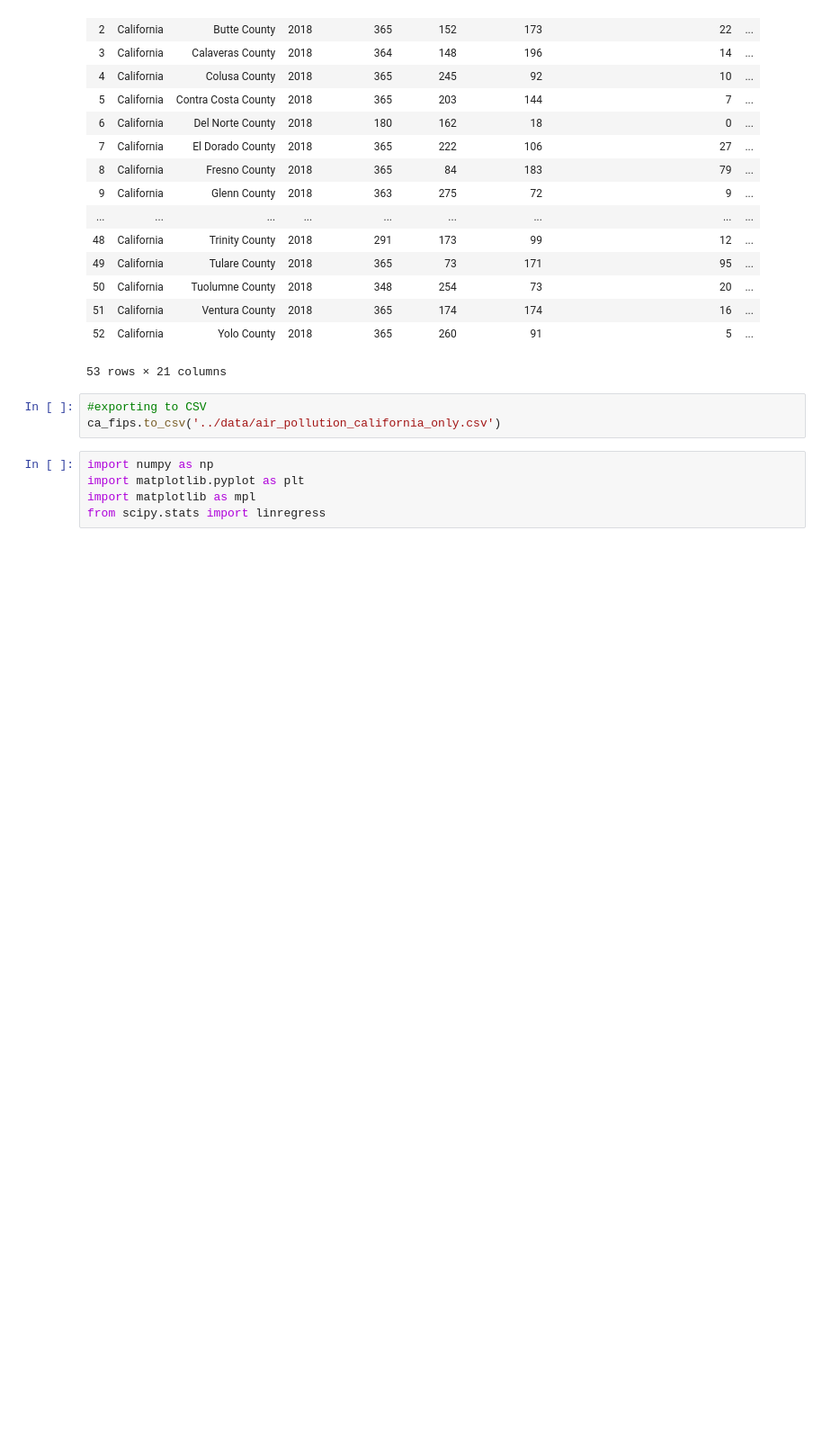
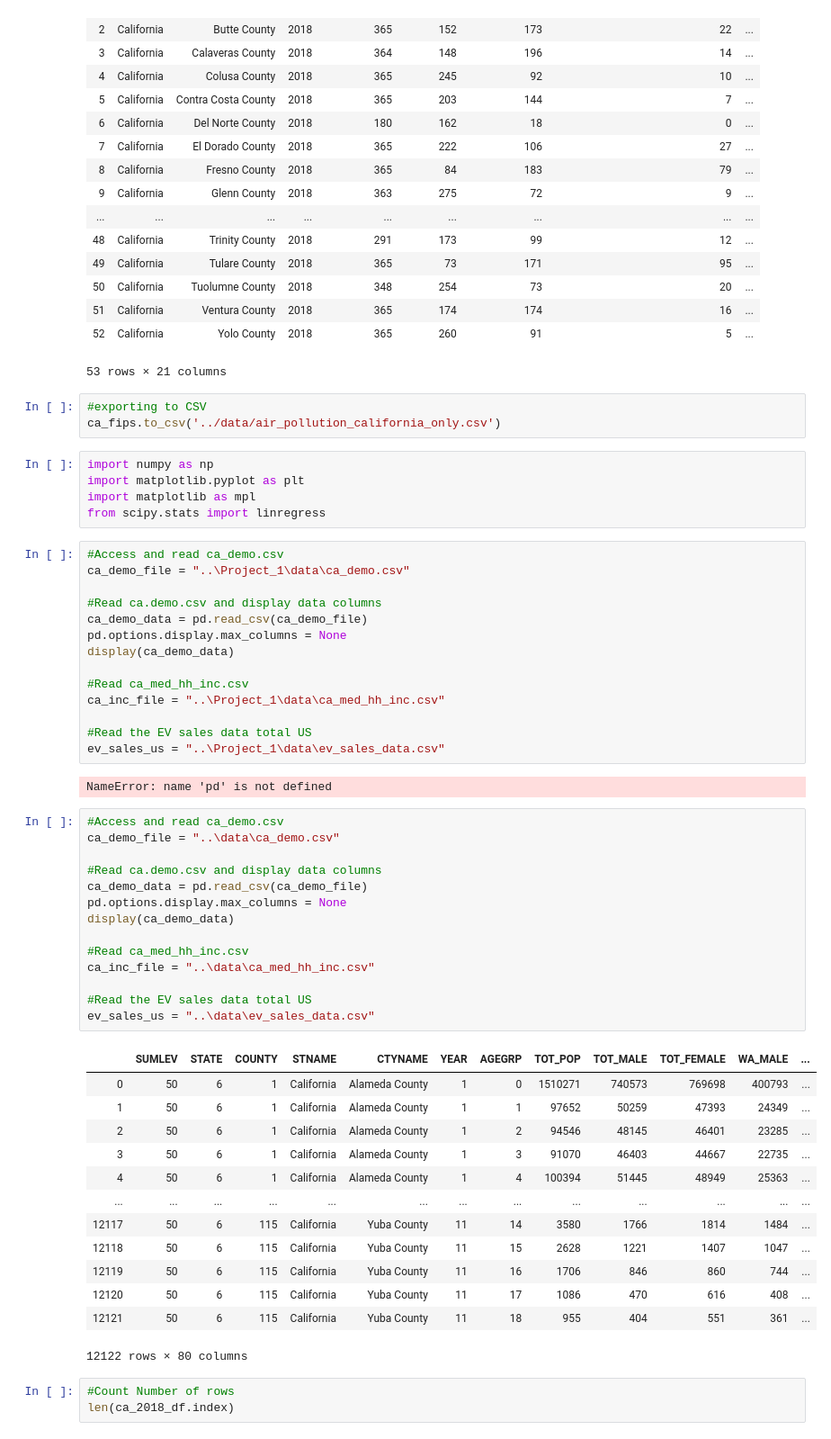
Before and after one commit to ethanemartin95/Project_1, a Jupyter notebook: code/candice_code.ipynb, the cells around one changed output. Shown at 90% size. Saved outputs shown, nothing was run; the diff lists cells and outputs as text; blank space fills up the shorter version.

```diff
--- a/code/candice_code.ipynb
+++ b/code/candice_code.ipynb
@@ -462,3 +463,50 @@ import numpy as np
 import matplotlib.pyplot as plt
 import matplotlib as mpl
 from scipy.stats import linregress
+# %%
+#Access and read ca_demo.csv
+ca_demo_file = "..\Project_1\data\ca_demo.csv"
+
+#Read ca.demo.csv and display data columns
+ca_demo_data = pd.read_csv(ca_demo_file)
+pd.options.display.max_columns = None
+display(ca_demo_data)
+
+#Read ca_med_hh_inc.csv
+ca_inc_file = "..\Project_1\data\ca_med_hh_inc.csv"
+
+#Read the EV sales data total US
+ev_sales_us = "..\Project_1\data\ev_sales_data.csv"
+# %% [output]
+NameError: name 'pd' is not defined
+# %%
+#Access and read ca_demo.csv
+ca_demo_file = "..\data\ca_demo.csv"
+
+#Read ca.demo.csv and display data columns
+ca_demo_data = pd.read_csv(ca_demo_file)
+pd.options.display.max_columns = None
+display(ca_demo_data)
+
+#Read ca_med_hh_inc.csv
+ca_inc_file = "..\data\ca_med_hh_inc.csv"
+
+#Read the EV sales data total US
+ev_sales_us = "..\data\ev_sales_data.csv"
+# %% [output]
+|  | SUMLEV | STATE | COUNTY | STNAME | CTYNAME | YEAR | AGEGRP | TOT_POP | TOT_MALE | TOT_FEMALE | WA_MALE | ... |
+| 0 | 50 | 6 | 1 | California | Alameda County | 1 | 0 | 1510271 | 740573 | 769698 | 400793 | ... |
+| 1 | 50 | 6 | 1 | California | Alameda County | 1 | 1 | 97652 | 50259 | 47393 | 24349 | ... |
+| 2 | 50 | 6 | 1 | California | Alameda County | 1 | 2 | 94546 | 48145 | 46401 | 23285 | ... |
+| 3 | 50 | 6 | 1 | California | Alameda County | 1 | 3 | 91070 | 46403 | 44667 | 22735 | ... |
+| 4 | 50 | 6 | 1 | California | Alameda County | 1 | 4 | 100394 | 51445 | 48949 | 25363 | ... |
+| ... | ... | ... | ... | ... | ... | ... | ... | ... | ... | ... | ... | ... |
+| 12117 | 50 | 6 | 115 | California | Yuba County | 11 | 14 | 3580 | 1766 | 1814 | 1484 | ... |
+| 12118 | 50 | 6 | 115 | California | Yuba County | 11 | 15 | 2628 | 1221 | 1407 | 1047 | ... |
+| 12119 | 50 | 6 | 115 | California | Yuba County | 11 | 16 | 1706 | 846 | 860 | 744 | ... |
+| 12120 | 50 | 6 | 115 | California | Yuba County | 11 | 17 | 1086 | 470 | 616 | 408 | ... |
+| 12121 | 50 | 6 | 115 | California | Yuba County | 11 | 18 | 955 | 404 | 551 | 361 | ... |
+12122 rows × 80 columns
+# %%
+#Count Number of rows
+len(ca_2018_df.index)
```
Also changed, not shown: parts of 55 cells of this notebook.
